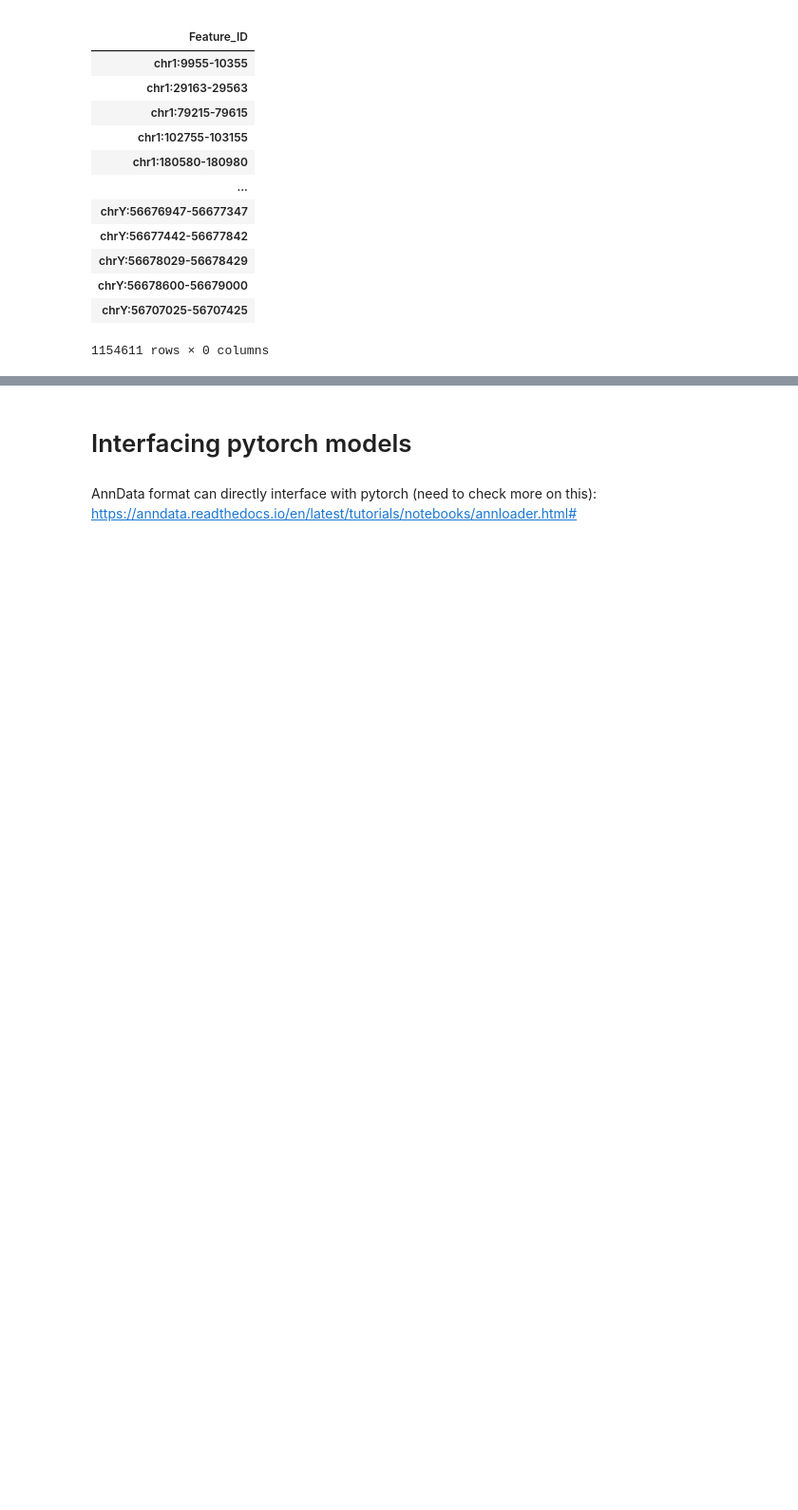
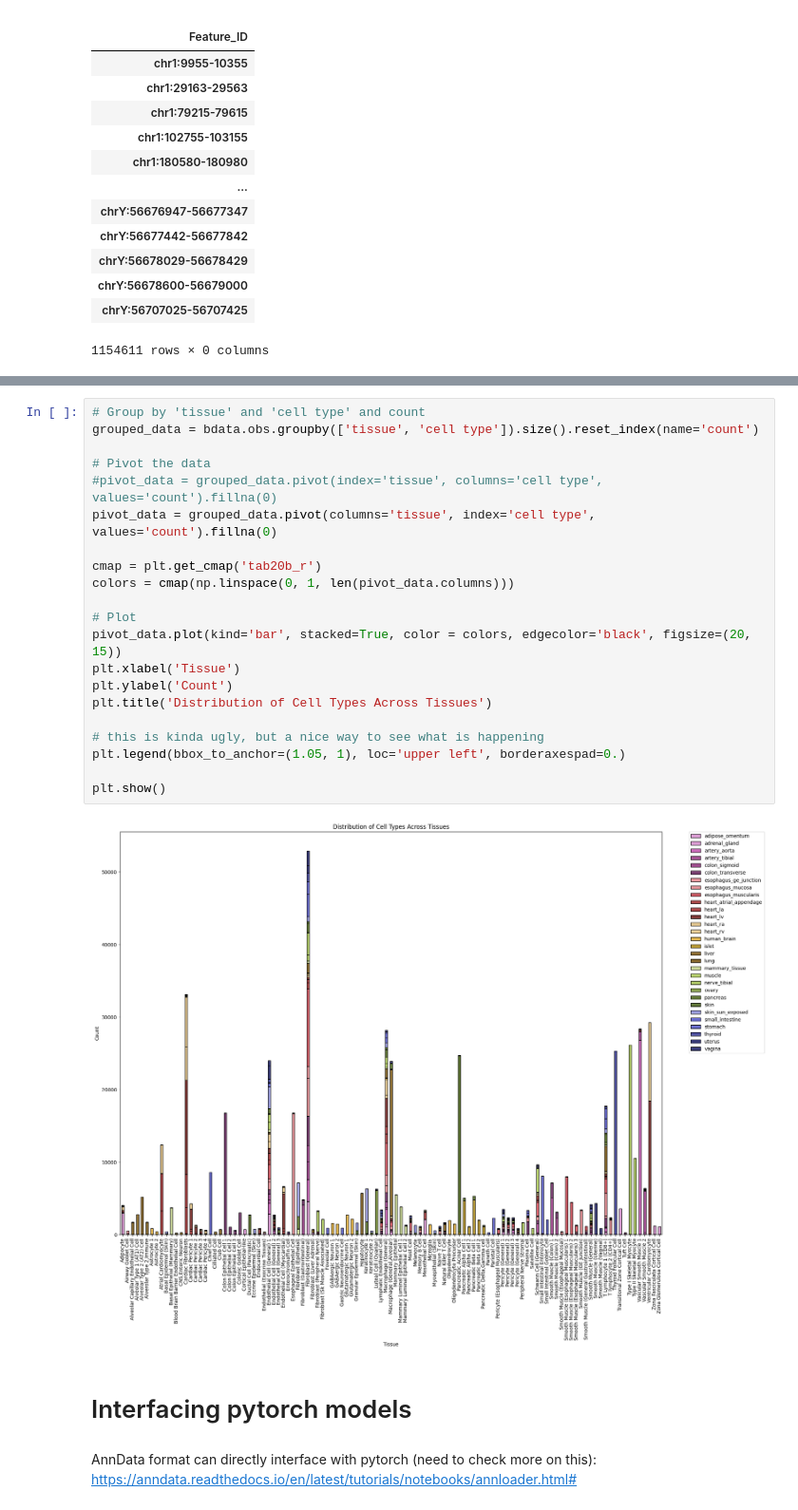
Before and after one commit to Potamitisn/DLBIO, a Jupyter notebook: exploration_h5ad.ipynb, the cells around one changed output, grey strips where cells are left out. Shown at 95% size. Saved outputs shown, nothing was run; the diff lists cells and outputs as text; blank space fills up the shorter version.

```diff
--- a/exploration_h5ad.ipynb
+++ b/exploration_h5ad.ipynb
@@ -166,3 +231,26 @@ AnnData expects .var.index to contain strings, but got values like:
+# %%
+# Group by 'tissue' and 'cell type' and count
+grouped_data = bdata.obs.groupby(['tissue', 'cell type']).size().reset_index(name='count')
+
+# Pivot the data
+#pivot_data = grouped_data.pivot(index='tissue', columns='cell type', values='count').fillna(0)
+pivot_data = grouped_data.pivot(columns='tissue', index='cell type', values='count').fillna(0)
+
+cmap = plt.get_cmap('tab20b_r')
+colors = cmap(np.linspace(0, 1, len(pivot_data.columns)))
+
+# Plot
+pivot_data.plot(kind='bar', stacked=True, color = colors, edgecolor='black', figsize=(20, 15))
+plt.xlabel('Tissue')
+plt.ylabel('Count')
+plt.title('Distribution of Cell Types Across Tissues')
+
+# this is kinda ugly, but a nice way to see what is happening
+plt.legend(bbox_to_anchor=(1.05, 1), loc='upper left', borderaxespad=0.)
+
+plt.show()
+# %% [output]
+[figure, added]
 # %% [markdown]
 # Interfacing pytorch models
 # %% [markdown]
```
Also changed, not shown: parts of 24 cells of this notebook.
